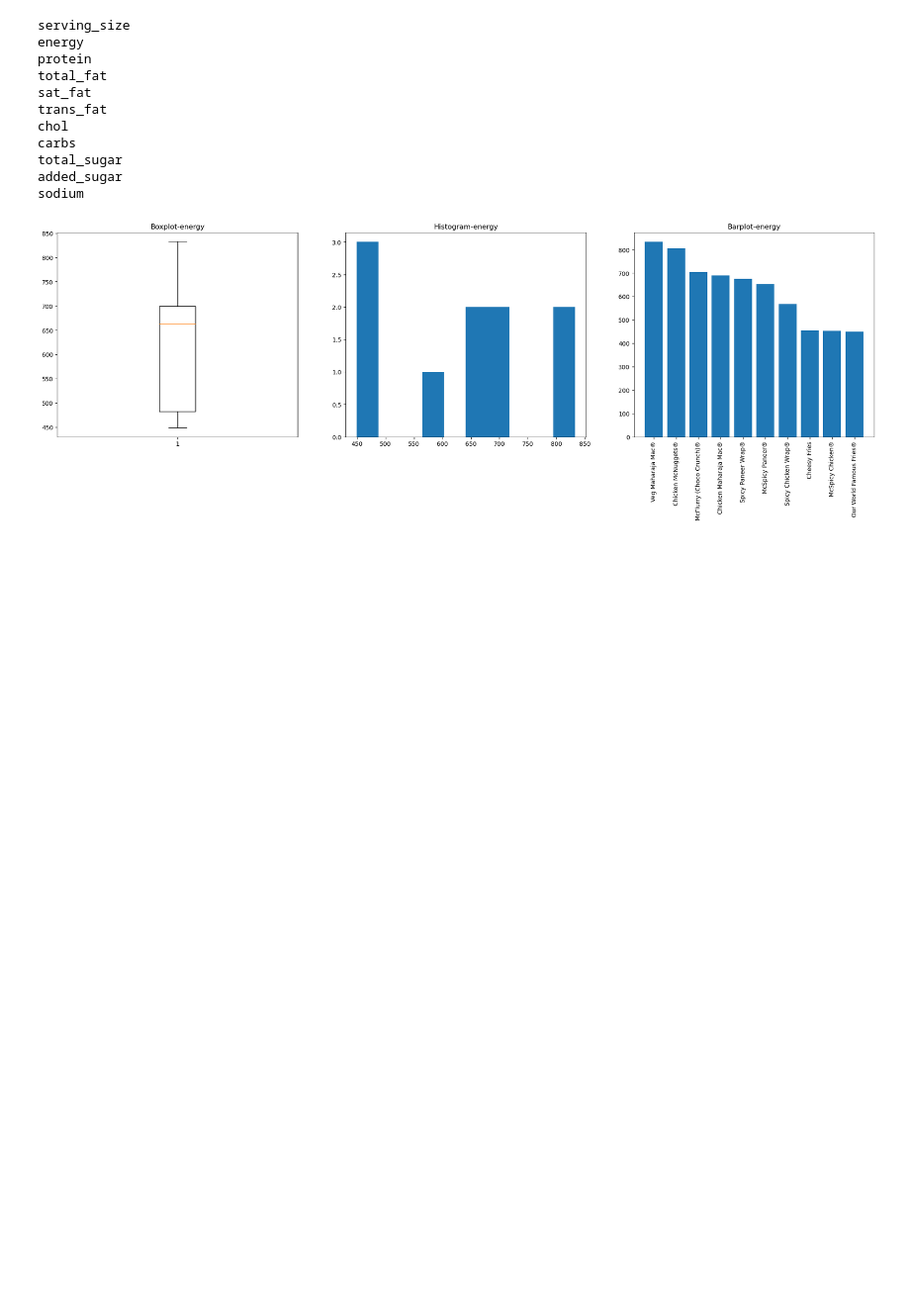
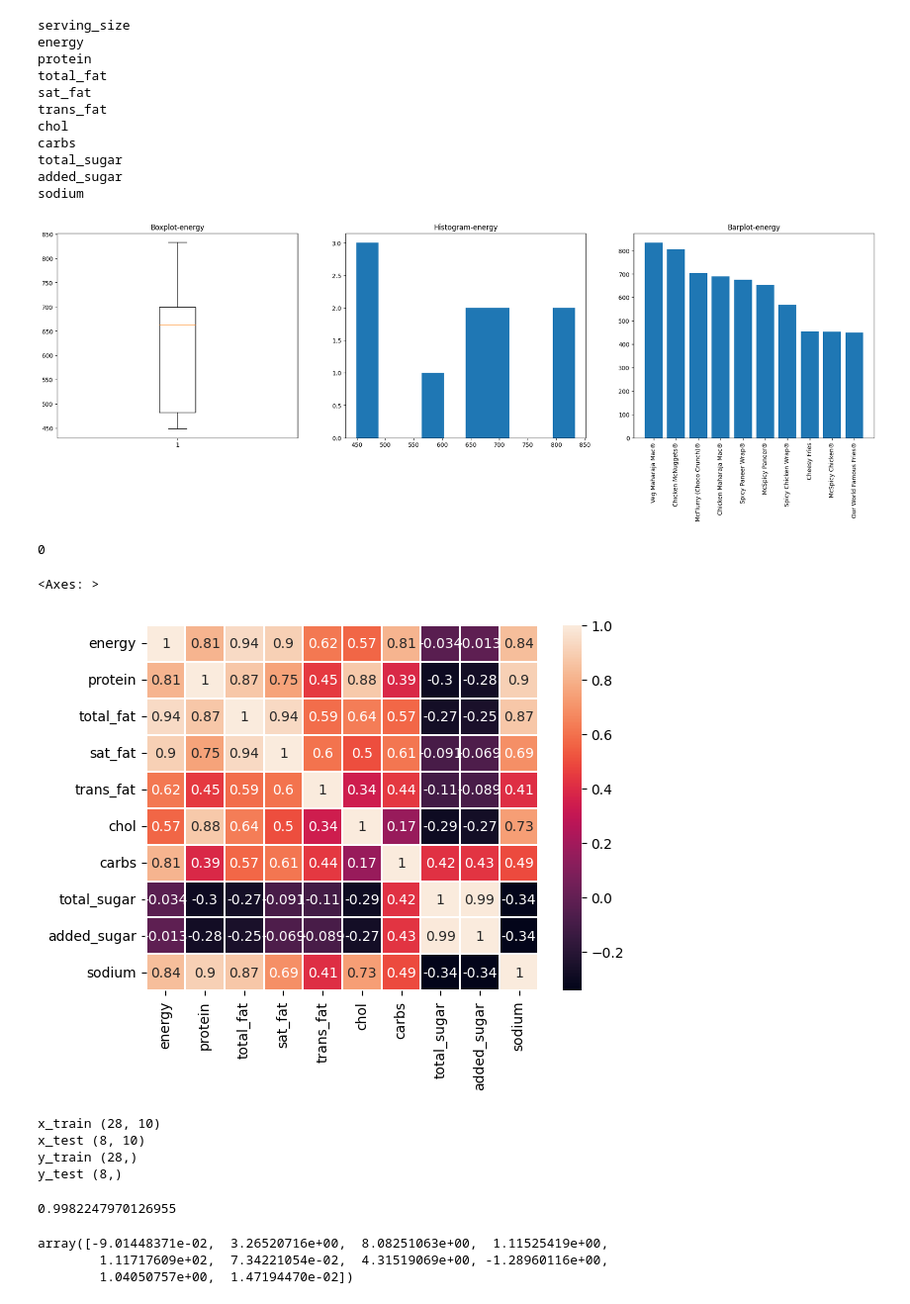
Before and after one commit to siddheshkadam21/Kaggle-Mcdonalds, a Jupyter notebook: mcdonalds.ipynb, the cells around one changed output. Shown at 99% size. Cells and saved outputs as stored; diff of their text form; code cells hidden in the pictures; blank space fills up the shorter version.

Commit message:
linear regression ols model

```diff
--- a/mcdonalds.ipynb
+++ b/mcdonalds.ipynb
@@ -439,3 +449,13 @@ plt.bar(dfe.name,dfe.energy)
 plt.show()
 # %% [output]
 [figure]
+# %%
+df_new["serving_size"].isnull().sum()
+# %% [output]
+0
+# %%
+corr = df_new.select_dtypes(include=[np.number]).corr()
+sb.heatmap(corr,linewidths=0.1,annot =True)
+# %% [output]
+<Axes: >
+[figure, added]
@@ -441,0 +465,11 @@ plt.show()
+# %%
+x_train,x_test,y_train,y_test=train_test_split(x,y,test_size=0.20)
+print("x_train",x_train.shape)
+print("x_test",x_test.shape)
+print("y_train",y_train.shape)
+print("y_test",y_test.shape)
+# %% [output]
+x_train (28, 10)
+x_test (8, 10)
+y_train (28,)
+y_test (8,)
@@ -441,0 +478,10 @@ plt.show()
+# %%
+linear_reg.score(x_train,y_train)
+# %% [output]
+0.9982247970126955
+# %%
+linear_reg.coef_
+# %% [output]
+array([-9.01448371e-02,  3.26520716e+00,  8.08251063e+00,  1.11525419e+00,
+        1.11717609e+02,  7.34221054e-02,  4.31519069e+00, -1.28960116e+00,
+        1.04050757e+00,  1.47194470e-02])
```
Also changed, not shown: parts of 19 cells of this notebook.
